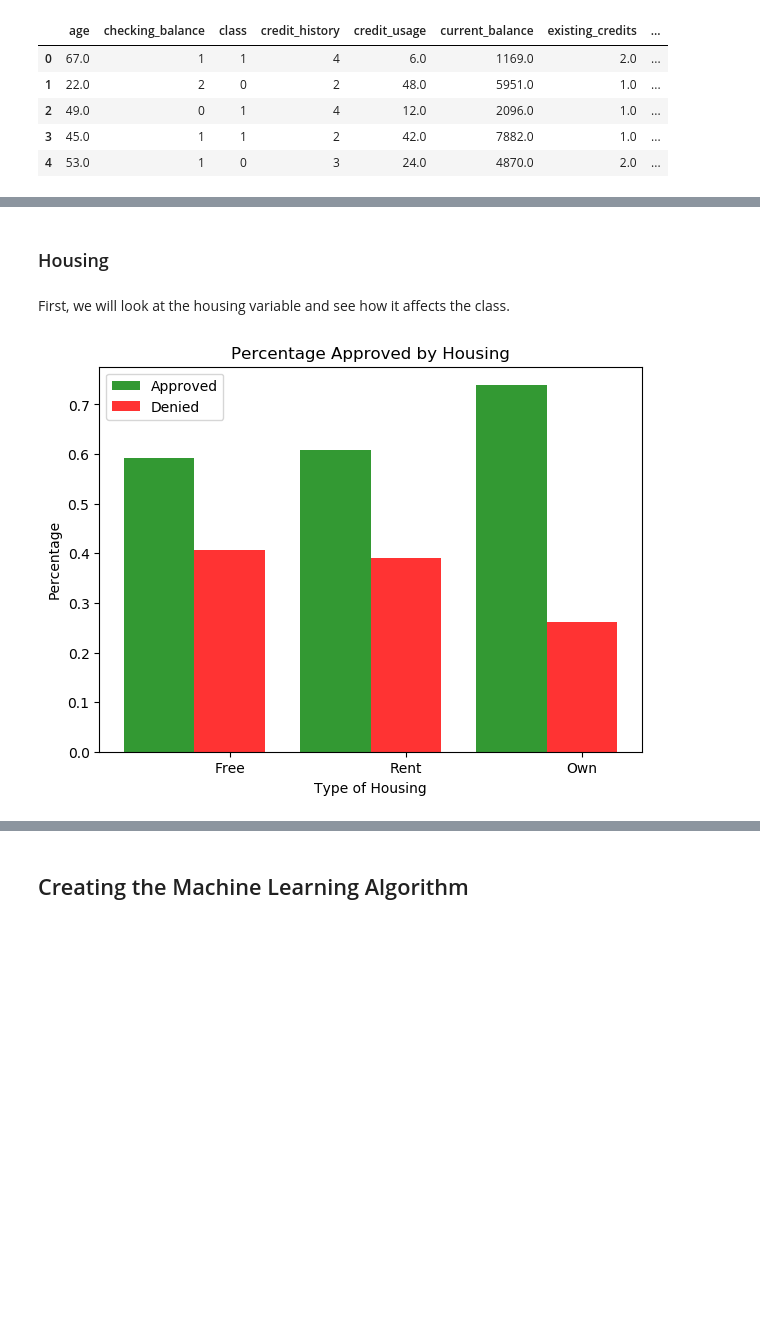
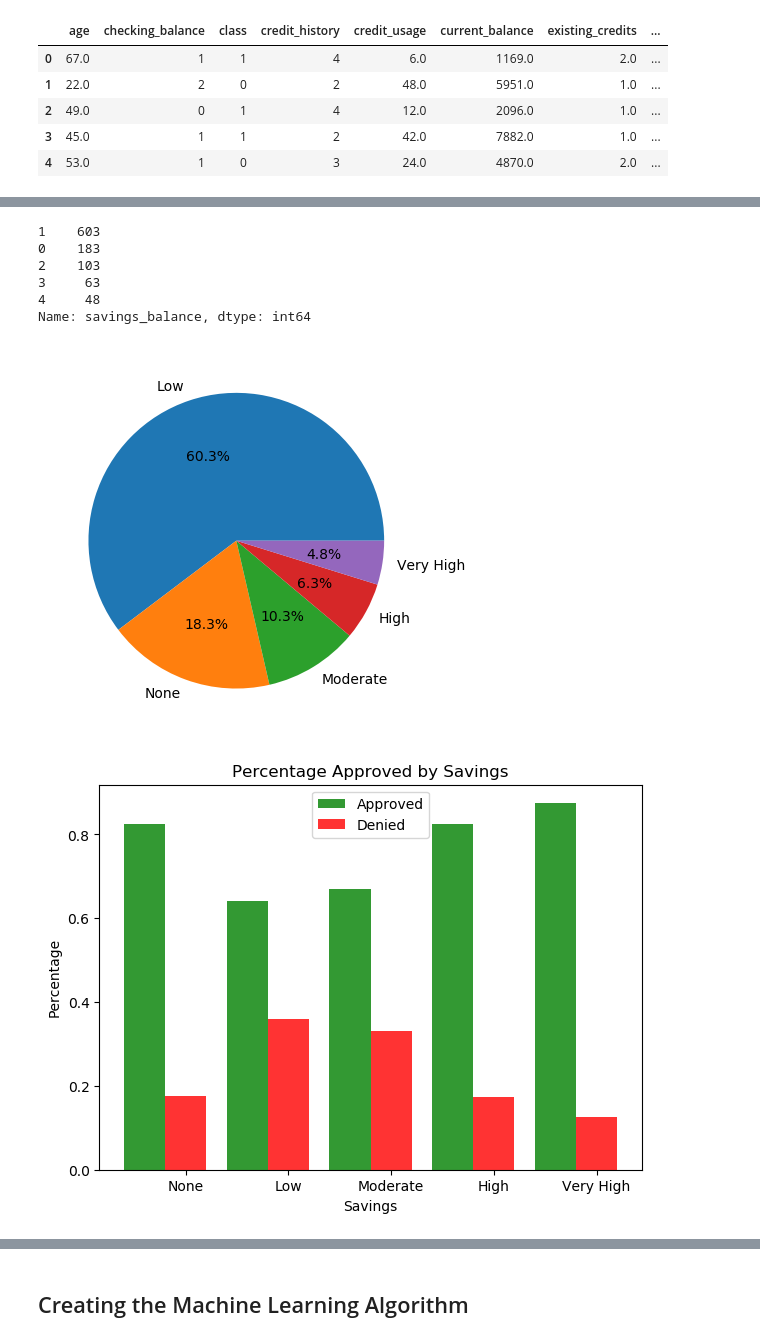
Before and after one commit to hanmaegeo/2019-datascience-project, a Jupyter notebook: Final Draft 1.ipynb, the cells around one changed output, grey strips where cells are left out. Saved outputs shown, nothing was run; the diff lists cells and outputs as text; code cells hidden in the pictures; blank space fills up the shorter version.

```diff
--- a/Final Draft 1.ipynb
+++ b/Final Draft 1.ipynb
@@ -324,10 +491,0 @@ To:
-# %%
-relabeled = []
-
-for item in data['foreign_worker']:
-    if item == 0:
-        relabeled.append(1)
-    elif item == 1:
-        relabeled.append(0)
-
-data['foreign_worker'] = relabeled
@@ -389,56 +545,61 @@ To:
-# %%
-relabeled = []
-
-for item in data['gender']:
-    if item == 0:
-        relabeled.append(1)
-    elif item == 1:
-        relabeled.append(0)
-
-data['gender'] = relabeled
-# %% [markdown]
-### Housing
-# %% [markdown]
-First, we will look at the housing variable and see how it affects the class.
 # %%
-rent = data[data['housing'] == 0]
-own = data[data['housing'] == 1]
-free = data[data['housing'] == 2]
+savings_value_counts = data['savings_balance'].value_counts()
 
-rent_percentages = rent['class'].value_counts() / len(rent)
-own_percentages = own['class'].value_counts() / len(own)
-free_percentages = free['class'].value_counts() / len(free)
+plt.pie(savings_value_counts, labels = [ 'Low','None', 'Moderate', 'High','Very High'],
+        radius = 1, autopct='%1.1f%%')
 
-housing_approved = [free_percentages[1],rent_percentages[1], own_percentages[1]]
-housing_denied = [free_percentages[0], rent_percentages[0], own_percentages[0]]
+print(savings_value_counts)
+
+none = data[data['savings_balance'] == 0]
+low = data[data['savings_balance'] == 1]
+moderate = data[data['savings_balance'] == 2]
+high = data[data['savings_balance'] == 3]
+very_high = data[data['savings_balance'] == 4]
+
+none_percentages = none['class'].value_counts() / len(none)
+low_percentages = low['class'].value_counts() / len(low)
+moderate_percentages = moderate['class'].value_counts() / len(moderate)
+high_percentages = high['class'].value_counts() / len(high)
+very_high_percentages = very_high['class'].value_counts() / len(very_high)
+
+savings_approved = [none_percentages[1], low_percentages[1], moderate_percentages[1],
+                   high_percentages[1], very_high_percentages[1]]
+savings_denied = [none_percentages[0], low_percentages[0], moderate_percentages[0],
+                 high_percentages[0], very_high_percentages[0]]
 
 # data to plot
-n_groups = 3
+n_groups = 5
 
 # create plot
 fig, ax = plt.subplots(figsize=(7,5))
 index = np.arange(n_groups)
 bar_width = 0.4
 opacity = 0.8
 
-rects1 = plt.bar(index, housing_approved, bar_width,
+rects1 = plt.bar(index, savings_approved, bar_width,
 alpha=opacity,
 color='g',
 label='Approved')
 
-rects2 = plt.bar(index + bar_width, housing_denied, bar_width,
+rects2 = plt.bar(index + bar_width, savings_denied, bar_width,
 alpha=opacity,
 color='r',
 label='Denied')
 
-plt.xlabel('Type of Housing')
+plt.xlabel('Savings')
 plt.ylabel('Percentage')
-plt.title('Percentage Approved by Housing')
-plt.xticks(index + bar_width, ('Free','Rent','Own'))
+plt.title('Percentage Approved by Savings')
+plt.xticks(index + bar_width, ('None', 'Low','Moderate', 'High', 'Very High'))
 plt.legend()
 
 plt.show()
-
 print('')
 # %% [output]
+1    603
+0    183
+2    103
+3     63
+4     48
+Name: savings_balance, dtype: int64
-[figure, old version]
+[figure, new version]
+[figure, added]
```
Also changed, not shown: parts of 78 cells of this notebook.
